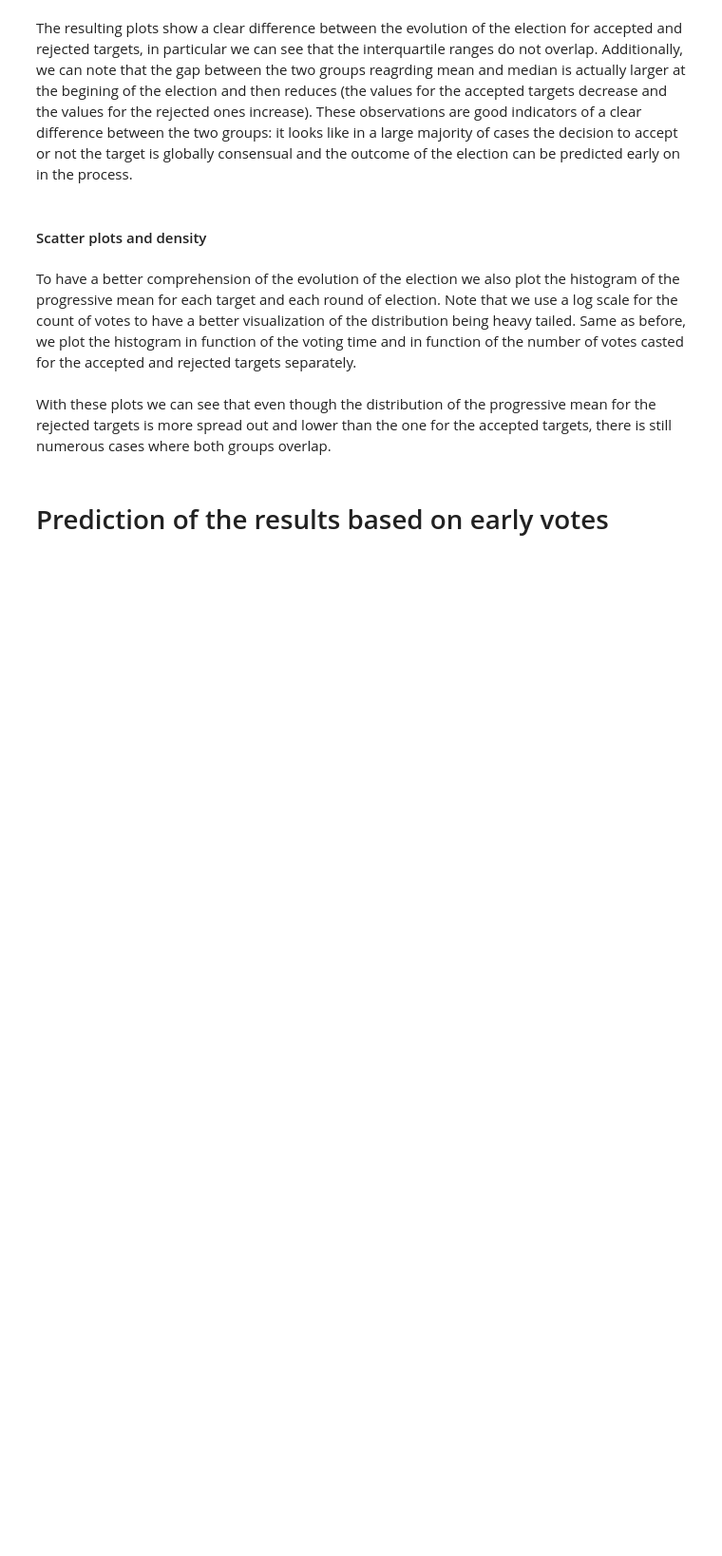
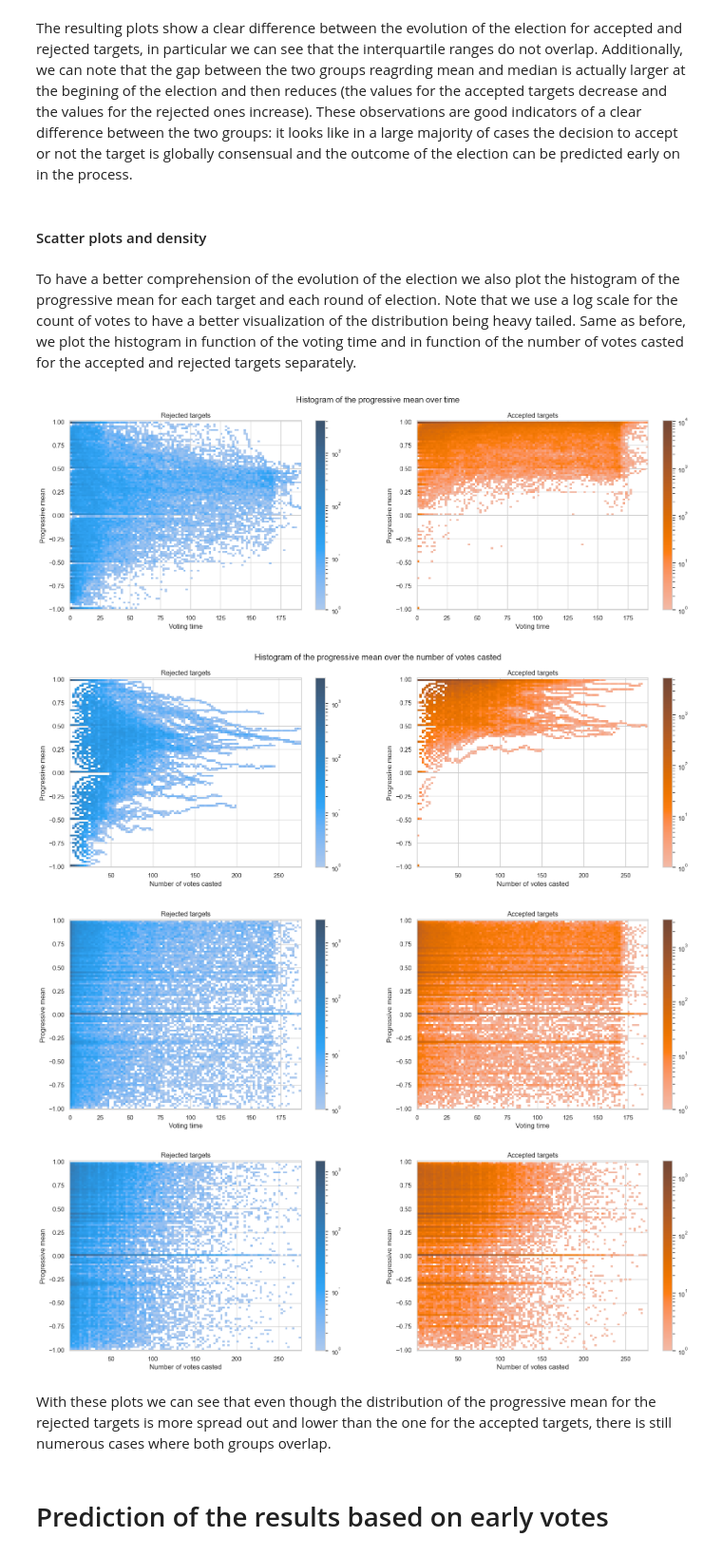
Before and after one commit to epfl-ada/ada-2023-project-abracadabra, a Jupyter notebook: P3_Emma.ipynb, the cells around one changed output. Shown at 95% size. Cells and saved outputs as stored; diff of their text form; code cells hidden in the pictures; blank space fills up the shorter version.

```diff
--- a/P3_Emma.ipynb
+++ b/P3_Emma.ipynb
@@ -219,12 +306,21 @@ To have a better comprehension of the evolution of the election we also plot the
 # %%
 plot_time_distribution(df_vote_evolution, 'Voting_time')
 plot_time_distribution(df_vote_evolution, 'Vote_number')
 
+# Given sentiment score
+plot_time_distribution(df_vote_evolution, 'Voting_time', 'sent_score')
+plot_time_distribution(df_vote_evolution, 'Vote_number', 'sent_score')
+
 # Per community
 for year, comm in communities:
     df_comm = df_vote_evolution_comm[(df_vote_evolution_comm['Year'] == year) & (df_vote_evolution_comm['Community'] == comm)]
-    plot_time_distribution(df_comm, 'Voting_time', 'comm_' + str(year) + '_' + str(comm))
-    plot_time_distribution(df_comm, 'Vote_number', 'comm_' + str(year) + '_' + str(comm))
+    plot_time_distribution(df_comm, 'Voting_time', plot='comm_' + str(year) + '_' + str(comm))
+    plot_time_distribution(df_comm, 'Vote_number', plot='comm_' + str(year) + '_' + str(comm))
+# %% [output]
+[figure, added]
+[figure, added]
+[figure, added]
+[figure, added]
 # %% [markdown]
 With these plots we can see that even though the distribution of the progressive mean for the rejected targets is more spread out and lower than the one for the accepted targets, there is still numerous cases where both groups overlap.
 # %% [markdown]
```
Also changed, not shown: parts of 13 cells of this notebook, 2 other files.
